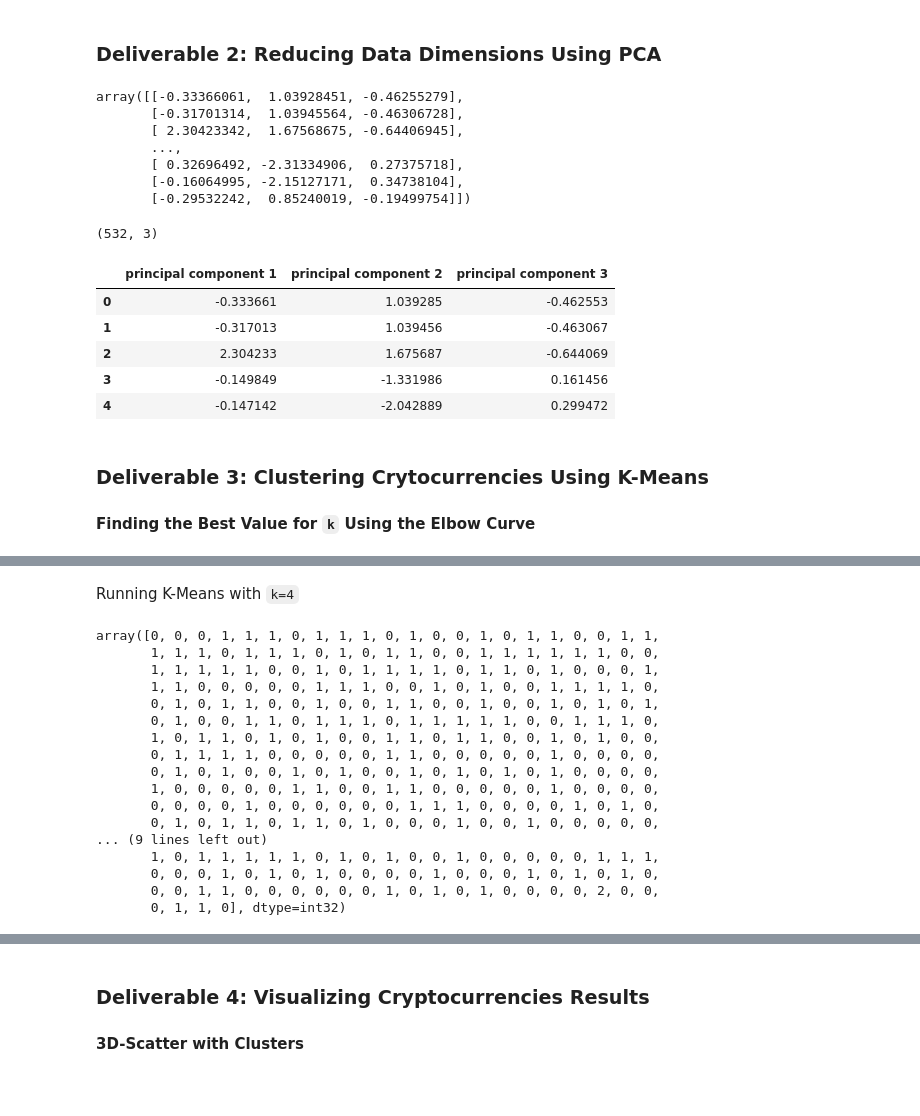
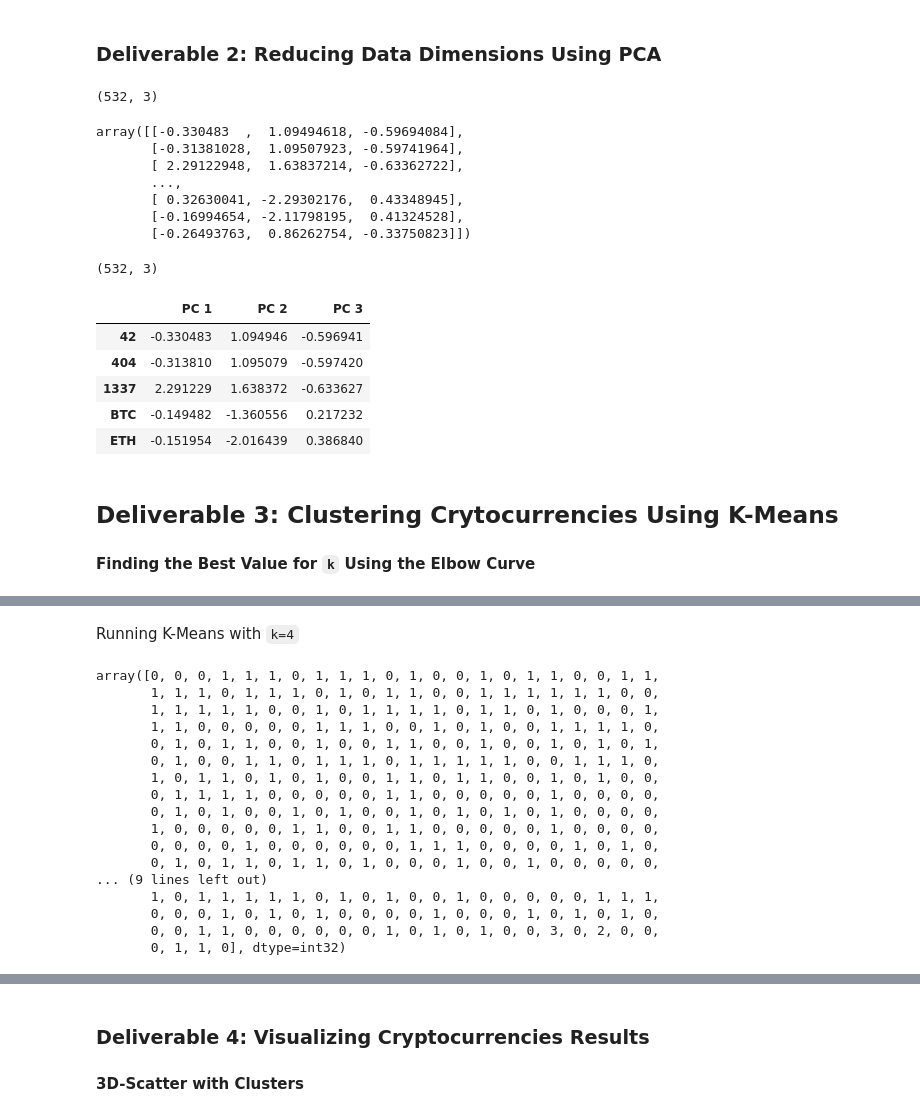
Before and after one commit to Simmonsj10/Cryptocurrencies, a Jupyter notebook: crypto_clustering.ipynb, the cells around one changed output, grey strips where cells are left out. Drawn from its saved outputs; the diff is of its cells as text; code cells hidden in the pictures; blank space fills up the shorter version.

```diff
--- a/crypto_clustering.ipynb
+++ b/crypto_clustering.ipynb
@@ -120,7 +104,6 @@ df
 # %%
 # Drop the 'CoinName' column since it's not going to be used on the clustering algorithm.
-df = df.drop(['CoinName'], axis=1)
-df = df.drop(['Unnamed: 0'], axis=1)
+df = df.drop(columns=['CoinName'], axis=1)
 print(df.shape)
 df.head()
 # %% [output]
@@ -134,6 +117,8 @@ df.head()
 # %%
 # Use get_dummies() to create variables for text features.
-df = pd.get_dummies(df, columns = ['Algorithm', 'ProofType'])
-print(df.shape)
-df.head()
+X = pd.get_dummies(df, columns=['Algorithm', 'ProofType'])
+X.head()
+#df_dummies = pd.get_dummies(df[['Algorithm', 'ProofType']], drop_first=True)
+#X = pd.concat([df.drop(['Algorithm', 'ProofType'], axis=1), df_dummies], axis=1)
+#X.head()
 # %% [output]
@@ -148,6 +132,5 @@ df.head()
 # %%
 # Standardize the data with StandardScaler().
-#Standardize data with StandardScaler
-df_scaled = StandardScaler().fit_transform(df)
-print(df_scaled)
+X_scaled = StandardScaler().fit_transform(X)
+X_scaled
 # %% [output]
@@ -171,34 +154,36 @@ print(df_scaled)
 # Initialize PCA Model
 pca = PCA(n_components=3)
 
-# Get two principal components for the iris data.
-df_pca = pca.fit_transform(df_scaled)
+# Get three principal components for the data.
+df_pca = pca.fit_transform(X_scaled)
+print(df_pca.shape)
 df_pca
 # %% [output]
-array([[-0.33366061,  1.03928451, -0.46255279],
-       [-0.31701314,  1.03945564, -0.46306728],
-       [ 2.30423342,  1.67568675, -0.64406945],
-       ...,
-       [ 0.32696492, -2.31334906,  0.27375718],
-       [-0.16064995, -2.15127171,  0.34738104],
-       [-0.29532242,  0.85240019, -0.19499754]])
+(532, 3)
+array([[-0.330483  ,  1.09494618, -0.59694084],
+       [-0.31381028,  1.09507923, -0.59741964],
+       [ 2.29122948,  1.63837214, -0.63362722],
+       ...,
+       [ 0.32630041, -2.29302176,  0.43348945],
+       [-0.16994654, -2.11798195,  0.41324528],
+       [-0.26493763,  0.86262754, -0.33750823]])
 # %%
 # Create a DataFrame with the three principal components.
-df_pca = pd.DataFrame(
-    data=df_pca, columns=["principal component 1", "principal component 2", "principal component 3"]
+df_crypto_pca = pd.DataFrame(
+    data=df_pca, columns=["PC 1", "PC 2", "PC 3"], index= df.index
 )
-print(df_pca.shape)
-df_pca.head()
+print(df_crypto_pca.shape)
+df_crypto_pca.head()
 # %% [output]
 (532, 3)
-|  | principal component 1 | principal component 2 | principal component 3 |
-| 0 | -0.333661 | 1.039285 | -0.462553 |
-| 1 | -0.317013 | 1.039456 | -0.463067 |
-| 2 | 2.304233 | 1.675687 | -0.644069 |
-| 3 | -0.149849 | -1.331986 | 0.161456 |
-| 4 | -0.147142 | -2.042889 | 0.299472 |
+|  | PC 1 | PC 2 | PC 3 |
+| 42 | -0.330483 | 1.094946 | -0.596941 |
+| 404 | -0.313810 | 1.095079 | -0.597420 |
+| 1337 | 2.291229 | 1.638372 | -0.633627 |
+| BTC | -0.149482 | -1.360556 | 0.217232 |
+| ETH | -0.151954 | -2.016439 | 0.386840 |
 # %% [markdown]
-### Deliverable 3: Clustering Crytocurrencies Using K-Means
+## Deliverable 3: Clustering Crytocurrencies Using K-Means
 
 #### Finding the Best Value for `k` Using the Elbow Curve
 # %%
@@ -226,10 +211,10 @@ Running K-Means with `k=4`
 model = KMeans(n_clusters=4, random_state=5)
 
 # Fit the model
-model.fit(df_pca)
+model.fit(df_crypto_pca)
 
 # Predict clusters
-predictions = model.predict(df_pca)
+predictions = model.predict(df_crypto_pca)
 predictions
 # %% [output]
 array([0, 0, 0, 1, 1, 1, 0, 1, 1, 1, 0, 1, 0, 0, 1, 0, 1, 1, 0, 0, 1, 1,
@@ -247,7 +232,7 @@ array([0, 0, 0, 1, 1, 1, 0, 1, 1, 1, 0, 1, 0, 0, 1, 0, 1, 1, 0, 0, 1, 1,
 ... (9 lines left out)
        1, 0, 1, 1, 1, 1, 1, 0, 1, 0, 1, 0, 0, 1, 0, 0, 0, 0, 0, 1, 1, 1,
        0, 0, 0, 1, 0, 1, 0, 1, 0, 0, 0, 0, 1, 0, 0, 0, 1, 0, 1, 0, 1, 0,
-       0, 0, 1, 1, 0, 0, 0, 0, 0, 0, 1, 0, 1, 0, 1, 0, 0, 0, 0, 2, 0, 0,
+       0, 0, 1, 1, 0, 0, 0, 0, 0, 0, 1, 0, 1, 0, 1, 0, 0, 3, 0, 2, 0, 0,
        0, 1, 1, 0], dtype=int32)
 # %%
 # Create a new DataFrame including predicted clusters and cryptocurrencies features.
```
Also changed, not shown: parts of 21 cells of this notebook.
